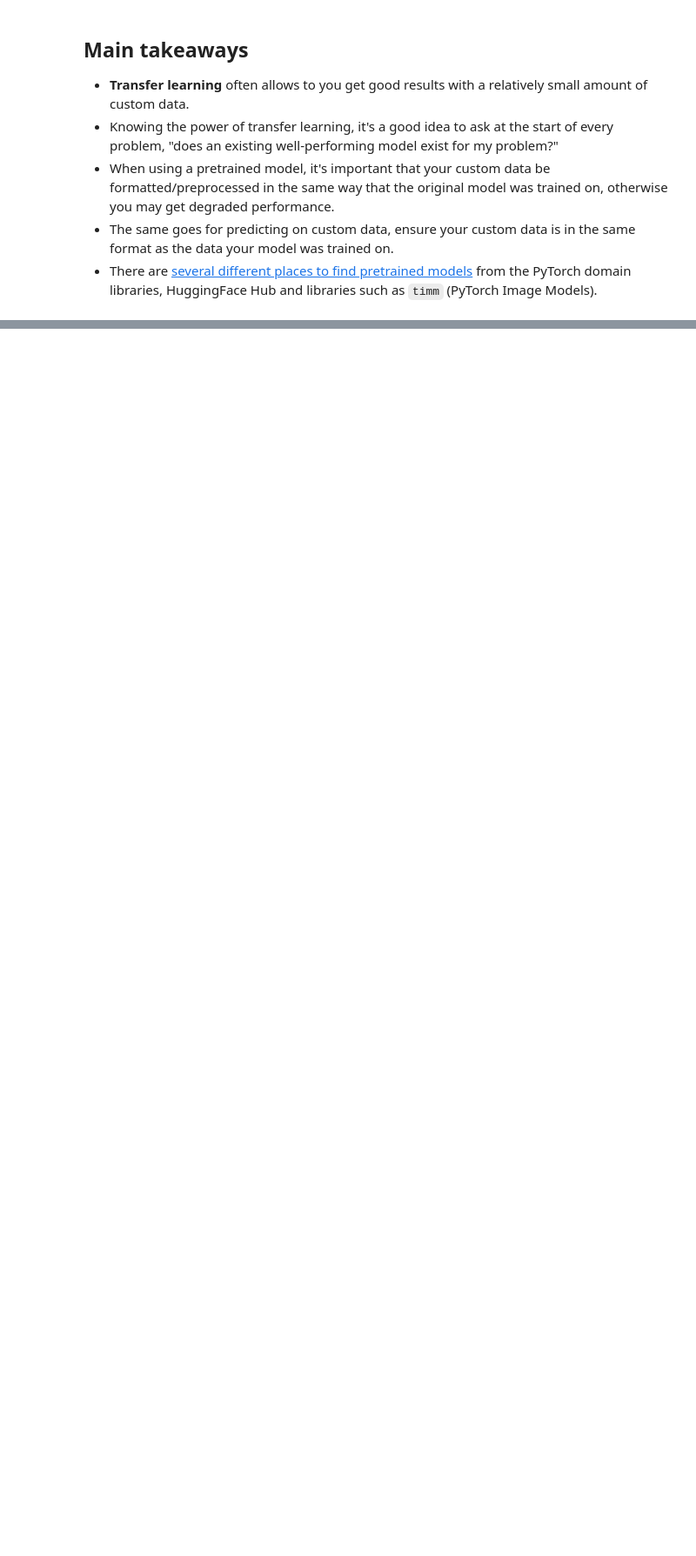
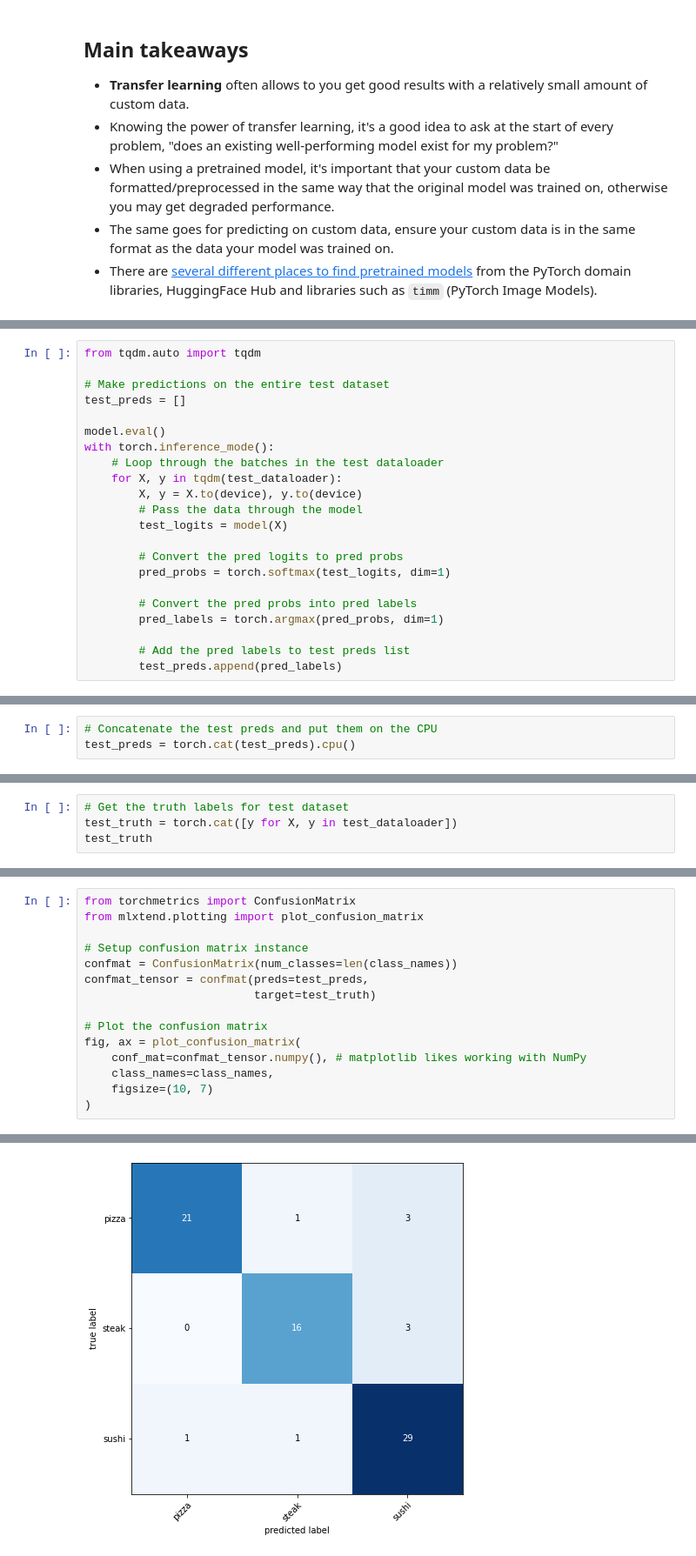
Before and after one commit to ashtonpangxq/pytorch-projects, a Jupyter notebook: tutorials/transfer_learning.ipynb, the cells around one changed output, grey strips where cells are left out. Shown at 87% size. Saved outputs shown, nothing was run; the diff lists cells and outputs as text; blank space fills up the shorter version.

Commit message:
Added predictions on test set and plotting of confusion matrix

```diff
--- a/tutorials/transfer_learning.ipynb
+++ b/tutorials/transfer_learning.ipynb
@@ -739,0 +743,22 @@ Downloading data\04-pizza-dad.jpeg...
+# %%
+from tqdm.auto import tqdm
+
+# Make predictions on the entire test dataset
+test_preds = []
+
+model.eval()
+with torch.inference_mode():
+    # Loop through the batches in the test dataloader
+    for X, y in tqdm(test_dataloader):
+        X, y = X.to(device), y.to(device)
+        # Pass the data through the model
+        test_logits = model(X)
+
+        # Convert the pred logits to pred probs
+        pred_probs = torch.softmax(test_logits, dim=1)
+
+        # Convert the pred probs into pred labels
+        pred_labels = torch.argmax(pred_probs, dim=1)
+
+        # Add the pred labels to test preds list
+        test_preds.append(pred_labels)
@@ -739,0 +773,3 @@ Downloading data\04-pizza-dad.jpeg...
+# %%
+# Concatenate the test preds and put them on the CPU
+test_preds = torch.cat(test_preds).cpu()
@@ -739,0 +787,4 @@ Downloading data\04-pizza-dad.jpeg...
+# %%
+# Get the truth labels for test dataset
+test_truth = torch.cat([y for X, y in test_dataloader])
+test_truth
@@ -739,0 +815,16 @@ Downloading data\04-pizza-dad.jpeg...
+# %%
+from torchmetrics import ConfusionMatrix
+from mlxtend.plotting import plot_confusion_matrix
+
+# Setup confusion matrix instance
+confmat = ConfusionMatrix(num_classes=len(class_names))
+confmat_tensor = confmat(preds=test_preds,
+                         target=test_truth)
+
+# Plot the confusion matrix
+fig, ax = plot_confusion_matrix(
+    conf_mat=confmat_tensor.numpy(), # matplotlib likes working with NumPy
+    class_names=class_names,
+    figsize=(10, 7)
+)
+# %% [output]
@@ -739,0 +848 @@ Downloading data\04-pizza-dad.jpeg...
+[figure, added]
```
Also changed, not shown: parts of 16 cells of this notebook.
